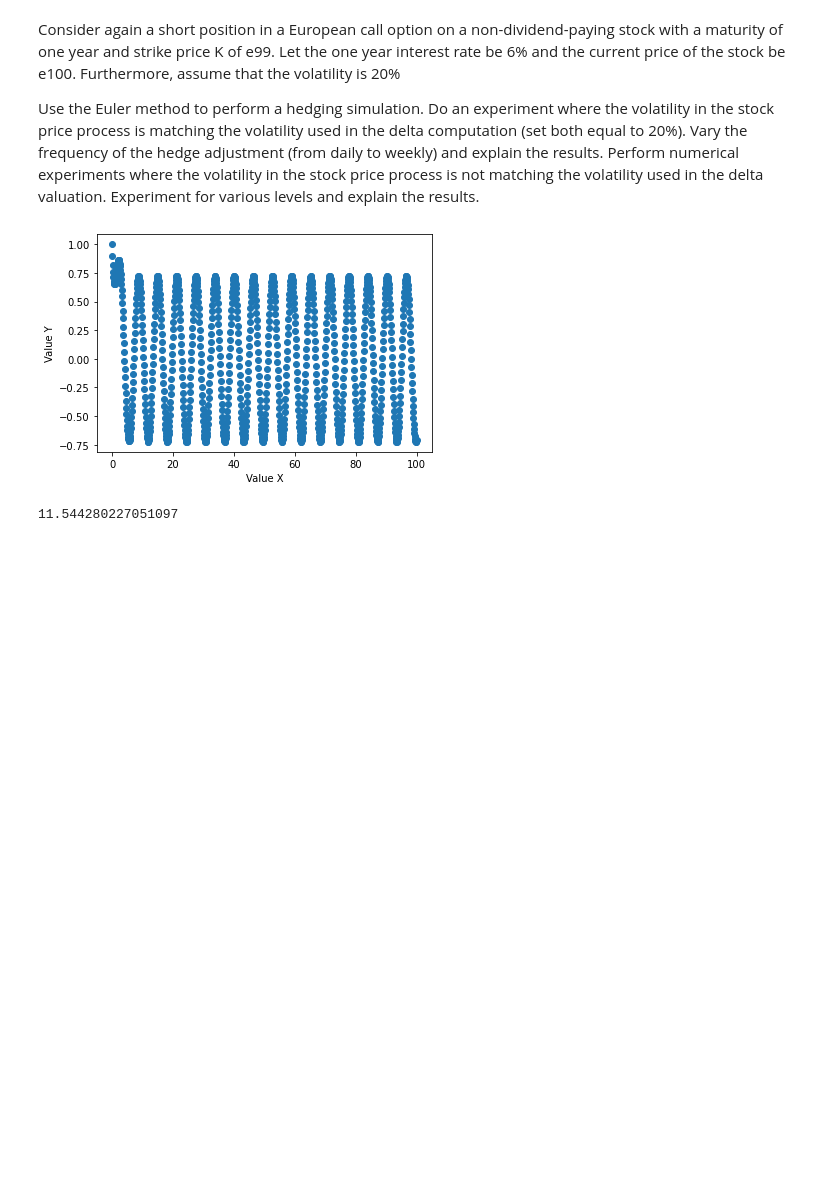
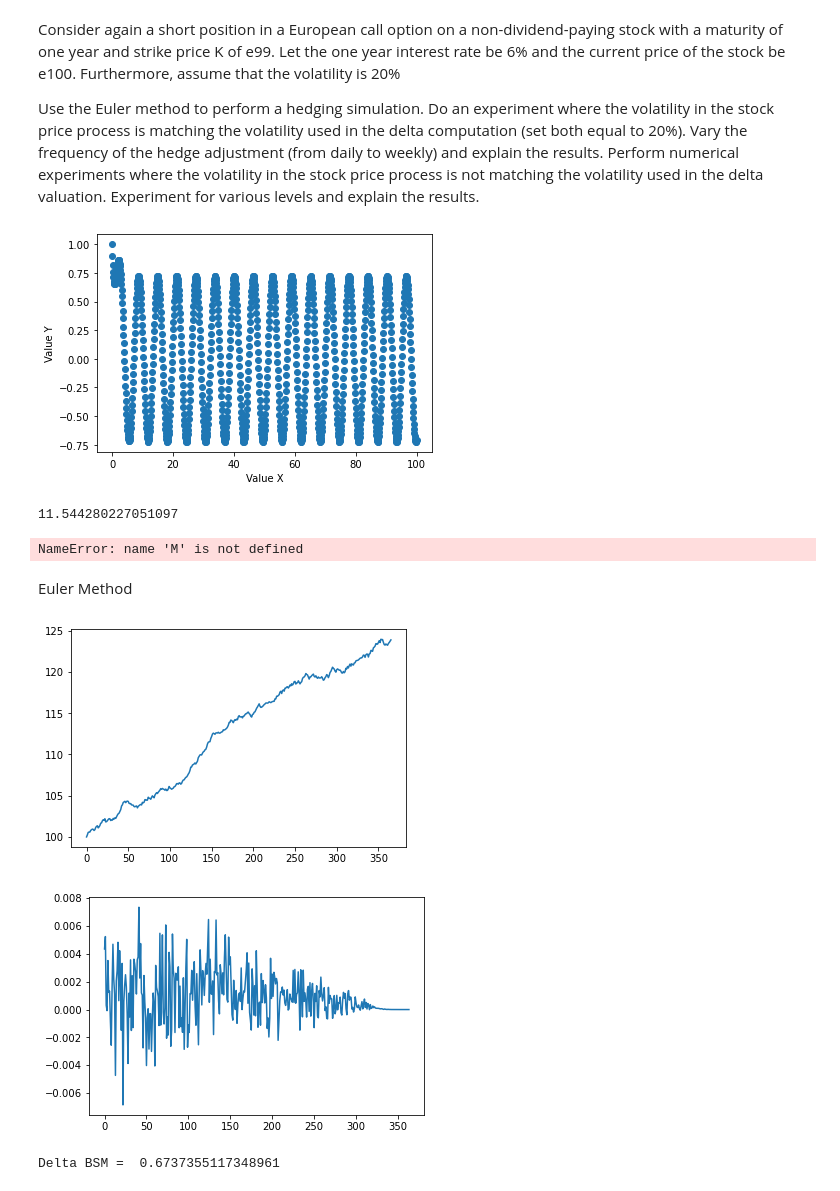
Before and after one commit to sanderbroos/Computational-Finance, a Jupyter notebook: black_scholes.ipynb, the cells around one changed output. Cells and saved outputs as stored; diff of their text form; code cells hidden in the pictures; blank space fills up the shorter version.

```diff
--- a/black_scholes.ipynb
+++ b/black_scholes.ipynb
@@ -80,2 +131,12 @@ print(c_BSM)
 # %% [output]
 11.544280227051097
+# %%
+x = np.linspace(x0,xf,n)
+y = np.zeros([n])
+y[0] = y0
+for i in range(1,M):
+    y[i]= deltax*(-y[i-1]+np.sin(x[i-1]))+y[i-1]
+# %% [output]
+NameError: name 'M' is not defined
+# %% [markdown]
+Euler Method
@@ -81,0 +159,40 @@ print(c_BSM)
+# %%
+def delta_BSM(T, r, K, S, sigma):
+    d1 = (((np.log(S/K)) + (r + 0.5*sigma**2)* T) / (sigma*np.sqrt(T)))
+    Nd1 = stats.norm.cdf(d1)
+
+    return Nd1
+# %%
+S = 100
+K = 99
+M = 365
+r = 0.06
+sigma = 0.2
+T = 1
+dt = T/M
+# %%
+prices = Euler(S, M, T, r, sigma)
+plt.plot(prices)
+plt.show()
+dt = T/M
+
+hedge = []
+for m in range(M):
+    Sm = prices[m]
+    TtE = T - m*dt
+
+    delta = delta_BSM(TtE, r, K, Sm, sigma)
+    hedge.append(delta)
+
+hedge_change = [hedge[i + 1] - hedge[i] for i in range(len(hedge)-1)]
+
+plt.plot(hedge_change)
+plt.show()
+# %% [output]
+[figure, added]
+[figure, added]
+# %%
+dBSM = delta_BSM(T, r, K, S, sigma)
+print("Delta BSM = ", dBSM)
+# %% [output]
+Delta BSM =  0.6737355117348961
```
Also changed, not shown: parts of 12 cells of this notebook.
